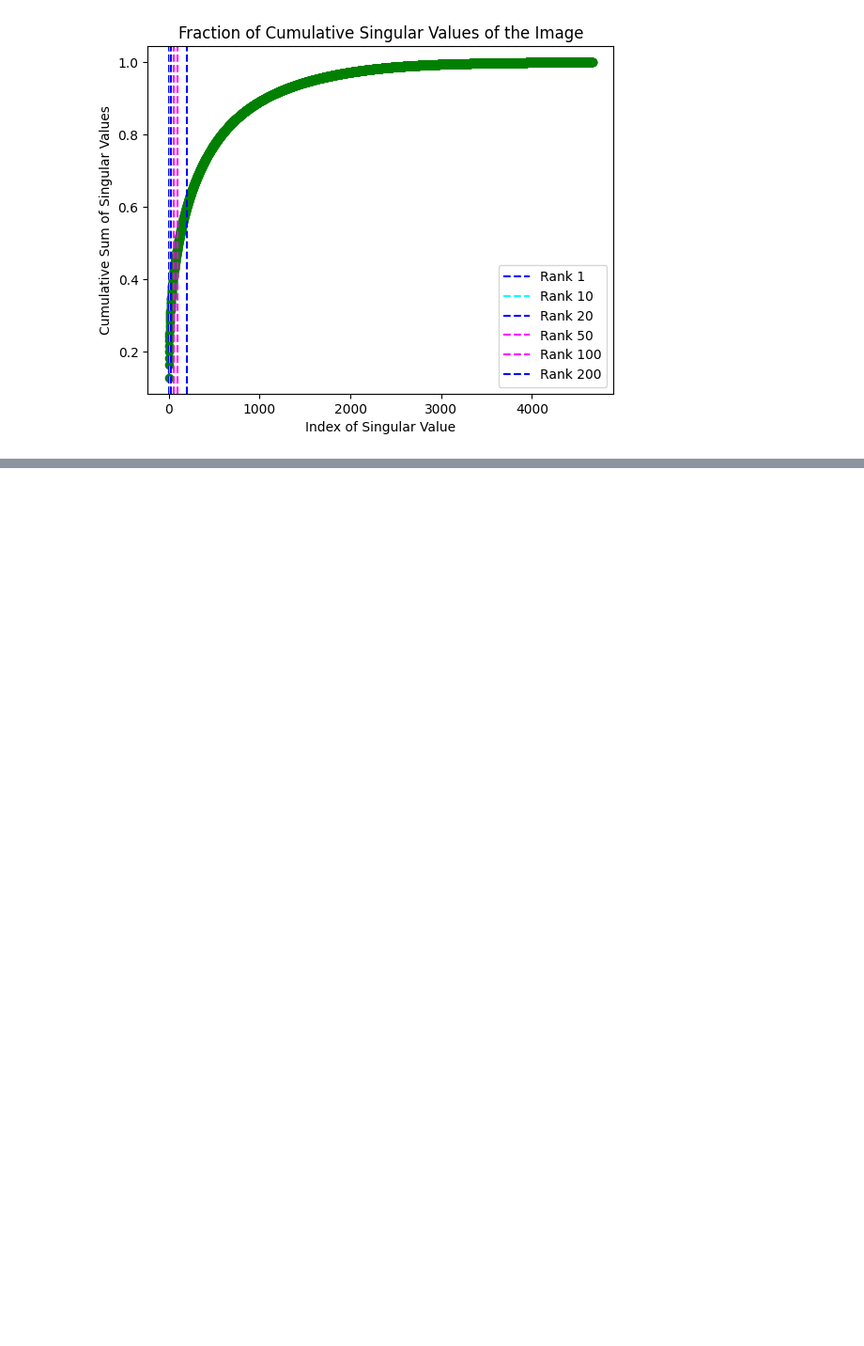
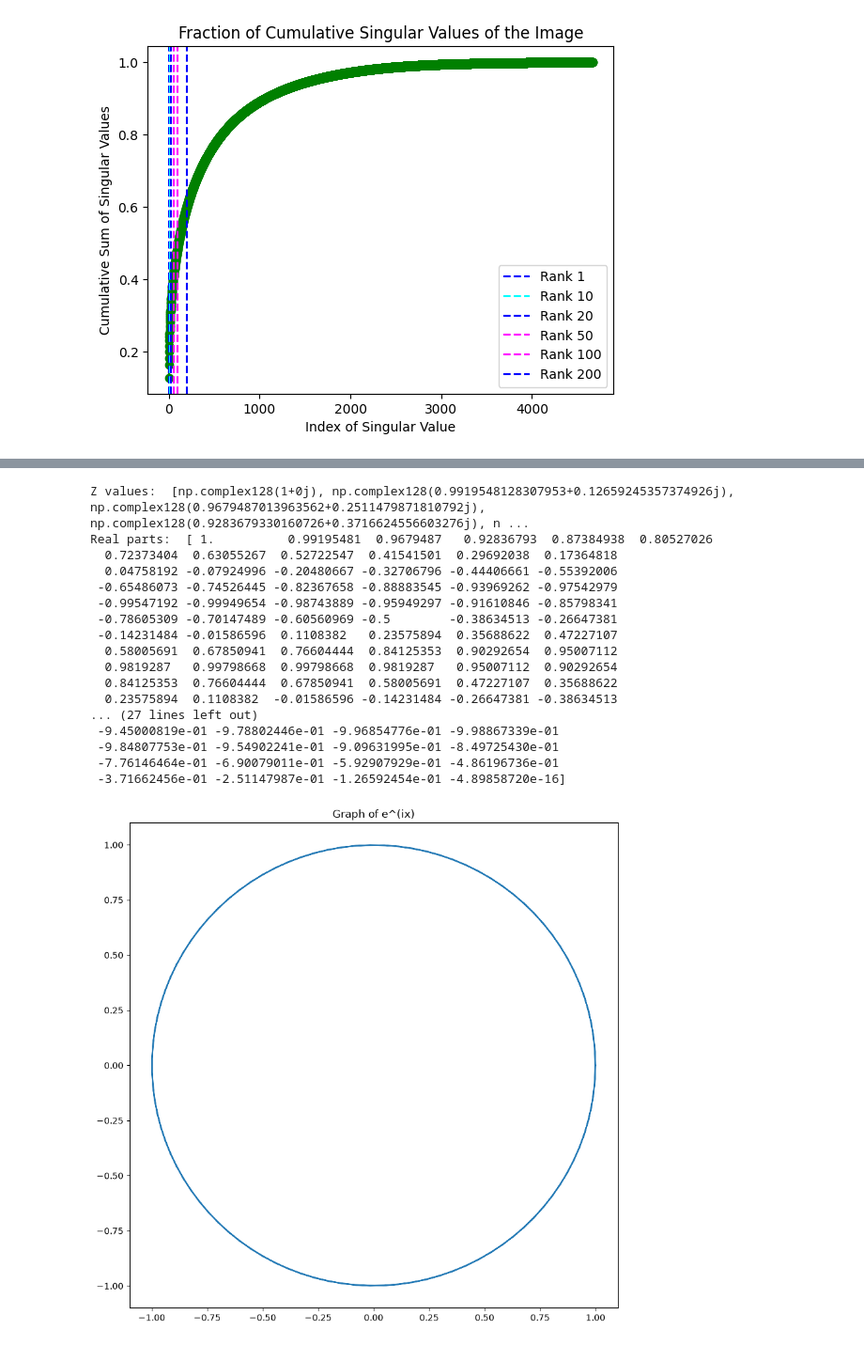
Before and after one commit to armstrong-themaker/MATH, a Jupyter notebook: linear algebra.ipynb, the cells around one changed output, grey strips where cells are left out. Shown at 94% size. Drawn from its saved outputs; the diff is of its cells as text; code cells hidden in the pictures; blank space fills up the shorter version.

```diff
--- a/linear algebra.ipynb
+++ b/linear algebra.ipynb
@@ -2107,0 +2141,33 @@ print("Row reduced echelon form is: ",rref)
+# %%
+x_values=np.linspace(0,2*np.pi,100)
+def f(x):
+    return np.exp(1j*x*2)
+z=[f(x) for x in x_values]
+real_parts = np.real(z)
+imag_parts = np.imag(z)
+print("Z values: ",z)
+print("Real parts: ",real_parts)
+print("Imaginary parts: ",imag_parts)
+plt.figure(figsize=(10,10))
+plt.title("Graph of e^(ix)")
+plt.plot(real_parts, imag_parts)
+plt.show()
+# %% [output]
+Z values:  [np.complex128(1+0j), np.complex128(0.9919548128307953+0.12659245357374926j), np.complex128(0.9679487013963562+0.2511479871810792j), np.complex128(0.9283679330160726+0.3716624556603276j), n ...
+Real parts:  [ 1.          0.99195481  0.9679487   0.92836793  0.87384938  0.80527026
+  0.72373404  0.63055267  0.52722547  0.41541501  0.29692038  0.17364818
+  0.04758192 -0.07924996 -0.20480667 -0.32706796 -0.44406661 -0.55392006
+ -0.65486073 -0.74526445 -0.82367658 -0.88883545 -0.93969262 -0.97542979
+ -0.99547192 -0.99949654 -0.98743889 -0.95949297 -0.91610846 -0.85798341
+ -0.78605309 -0.70147489 -0.60560969 -0.5        -0.38634513 -0.26647381
+ -0.14231484 -0.01586596  0.1108382   0.23575894  0.35688622  0.47227107
+  0.58005691  0.67850941  0.76604444  0.84125353  0.90292654  0.95007112
+  0.9819287   0.99798668  0.99798668  0.9819287   0.95007112  0.90292654
+  0.84125353  0.76604444  0.67850941  0.58005691  0.47227107  0.35688622
+  0.23575894  0.1108382  -0.01586596 -0.14231484 -0.26647381 -0.38634513
+... (27 lines left out)
+ -9.45000819e-01 -9.78802446e-01 -9.96854776e-01 -9.98867339e-01
+ -9.84807753e-01 -9.54902241e-01 -9.09631995e-01 -8.49725430e-01
+ -7.76146464e-01 -6.90079011e-01 -5.92907929e-01 -4.86196736e-01
+ -3.71662456e-01 -2.51147987e-01 -1.26592454e-01 -4.89858720e-16]
+[figure, added]
```
Also changed, not shown: parts of 3 cells of this notebook, 1 other file.
